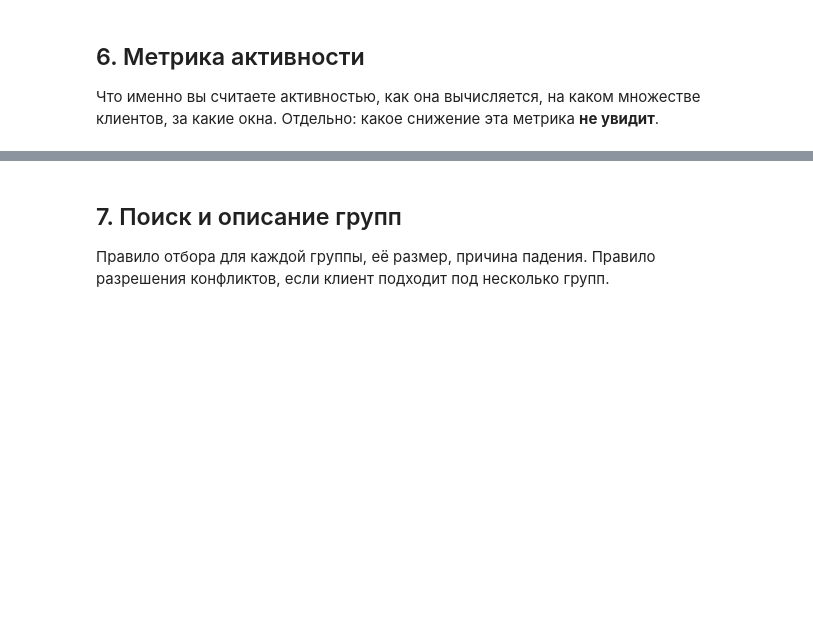
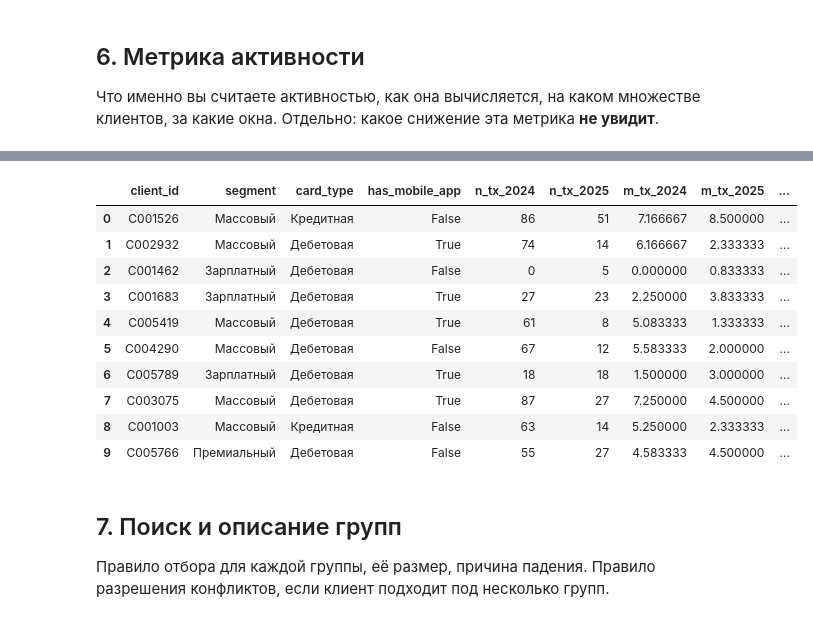
Before and after one commit to fnkb108/Dzidzenka_Mikita_Lab1, a Jupyter notebook: 01_analysis.ipynb, the cells around one changed output, grey strips where cells are left out. Saved outputs shown, nothing was run; the diff lists cells and outputs as text; code cells hidden in the pictures; blank space fills up the shorter version.

```diff
--- a/01_analysis.ipynb
+++ b/01_analysis.ipynb
@@ -1260,2 +1424,81 @@ plt.show()
 
 По данной метрике (глядя на график из 5.3) видно то, что клиенты стали реже пользоваться картами. Она отражает привычку повседневного использования карты. Но, с другой стороны, по ней будет невозможно увидеть снижение среднего чека операции (например, платит только за проезд, а крупные траты проводит через банк-конкурент).
+# %%
+txn_clean['year'] = txn_clean['txn_datetime'].dt.year
+
+t24 = txn_clean[txn_clean['year'] == 2024]
+t25 = txn_clean[txn_clean['year'] == 2025]
+
+c24_cnt = t24.groupby('client_id').size().rename('n_tx_2024')
+c25_cnt = t25.groupby('client_id').size().rename('n_tx_2025')
+
+activity_cols = ['client_id', 'segment', 'loyalty_tier', 'card_type', 'has_mobile_app', 'marketing_opt_in', 'card_open_date',]
+
+client_metrics = clients_clean[[c for c in activity_cols if c in clients_clean.columns]].copy()
+client_metrics = client_metrics.merge(c24_cnt, on='client_id', how='left').merge(c25_cnt, on='client_id', how='left')
+
+
+client_metrics['n_tx_2024'] = client_metrics['n_tx_2024'].fillna(0).astype(int)
+client_metrics['n_tx_2025'] = client_metrics['n_tx_2025'].fillna(0).astype(int)
+
+client_metrics['m_tx_2024'] = client_metrics['n_tx_2024'] / 12.0
+client_metrics['m_tx_2025'] = client_metrics['n_tx_2025'] / 6.0
+
+
+client_metrics['tx_drop_pct'] = np.where( client_metrics['m_tx_2024'] > 0, (client_metrics['m_tx_2025'] - client_metrics['m_tx_2024']) / client_metrics['m_tx_2024'] * 100, np.nan,)
+
+
+display_cols = ['client_id', 'segment', 'card_type', 'has_mobile_app', 'n_tx_2024', 'n_tx_2025', 'm_tx_2024', 'm_tx_2025', 'tx_drop_pct',]
+df_activity_metrics = client_metrics[display_cols].copy()
+
+n_total = len(client_metrics)
+n_active_24 = int((client_metrics['n_tx_2024'] > 0).sum())
+n_active_25 = int((client_metrics['n_tx_2025'] > 0).sum())
+n_churn_full = int(((client_metrics['n_tx_2024'] > 0) & (client_metrics['n_tx_2025'] == 0)).sum())
+
+n_drop_tx_30 = int((client_metrics['tx_drop_pct'] <= -30.0).sum())
+n_drop_tx_50 = int((client_metrics['tx_drop_pct'] <= -50.0).sum())
+n_stable_grow = int((client_metrics['tx_drop_pct'] >= 0.0).sum())
+
+df_metrics_summary = pd.DataFrame({
+    'Метрика / Показатель активности': [
+        'Всего клиентов в очищенном справочнике',
+        'Совершали покупки в базовом 2024 году (12 мес.)',
+        'Совершали покупки в оцениваемом 2025 году (6 мес.)',
+        'Полный транзакционный отток (активны в 2024, 0 операций в 2025)',
+        'Клиенты со снижением частоты операций >= 30% (tx_drop_pct <= -30%)',
+        'Клиенты с глубоким снижением частоты >= 50% (tx_drop_pct <= -50%)',
+        'Клиенты со стабильной или растущей активностью (tx_drop_pct >= 0%)',
+        'Среднемесячное число операций на клиента (2024 г.)',
+        'Среднемесячное число операций на клиента (2025 г.)',
+        'Медиана среднемесячного числа операций (2024 г.)',
+        'Медиана среднемесячного числа операций (2025 г.)',
+    ],
+    'Значение': [
+        f'{n_total:,}'.replace(',', ' '),
+        f'{n_active_24:,} ({n_active_24/n_total*100:.2f}%)'.replace(',', ' '),
+        f'{n_active_25:,} ({n_active_25/n_total*100:.2f}%)'.replace(',', ' '),
+        f'{n_churn_full:,} ({n_churn_full/n_total*100:.2f}%)'.replace(',', ' '),
+        f'{n_drop_tx_30:,} ({n_drop_tx_30/n_active_24*100:.2f}% от базы 2024)'.replace(
+            ',', ' '
+        ),
+        f'{n_drop_tx_50:,} ({n_drop_tx_50/n_active_24*100:.2f}% от базы 2024)'.replace(
+            ',', ' '
+        ),
+        f'{n_stable_grow:,} ({n_stable_grow/n_active_24*100:.2f}% от базы 2024)'.replace(
+            ',', ' '
+        ),
+        f'{client_metrics.loc[client_metrics["n_tx_2024"] > 0, "m_tx_2024"].mean():.2f} оп/мес',
+        f'{client_metrics.loc[client_metrics["n_tx_2024"] > 0, "m_tx_2025"].mean():.2f} оп/мес',
+        f'{client_metrics.loc[client_metrics["n_tx_2024"] > 0, "m_tx_2024"].median():.2f} оп/мес',
+        f'{client_metrics.loc[client_metrics["n_tx_2024"] > 0, "m_tx_2025"].median():.2f} оп/мес',
+    ],
+})
+
+pd.set_option('display.max_colwidth', None)
+print('1. СВОДНАЯ ТАБЛИЦА ИЗМЕРЕНИЙ АКТИВНОСТИ (ОБЩАЯ ДИНАМИКА) ')
+display(df_metrics_summary)
+
+print('2. ВИТРИНА ИЗМЕРЕНИЙ АКТИВНОСТИ ПО КЛИЕНТАМ')
+display(df_activity_metrics.head(10))
+# %% [output]
@@ -1262,3 +1519,14 @@ plt.show()
+|  | client_id | segment | card_type | has_mobile_app | n_tx_2024 | n_tx_2025 | m_tx_2024 | m_tx_2025 | ... |
+| 0 | C001526 | Массовый | Кредитная | False | 86 | 51 | 7.166667 | 8.500000 | ... |
+| 1 | C002932 | Массовый | Дебетовая | True | 74 | 14 | 6.166667 | 2.333333 | ... |
+| 2 | C001462 | Зарплатный | Дебетовая | False | 0 | 5 | 0.000000 | 0.833333 | ... |
+| 3 | C001683 | Зарплатный | Дебетовая | True | 27 | 23 | 2.250000 | 3.833333 | ... |
+| 4 | C005419 | Массовый | Дебетовая | True | 61 | 8 | 5.083333 | 1.333333 | ... |
+| 5 | C004290 | Массовый | Дебетовая | False | 67 | 12 | 5.583333 | 2.000000 | ... |
+| 6 | C005789 | Зарплатный | Дебетовая | True | 18 | 18 | 1.500000 | 3.000000 | ... |
+| 7 | C003075 | Массовый | Дебетовая | True | 87 | 27 | 7.250000 | 4.500000 | ... |
+| 8 | C001003 | Массовый | Кредитная | False | 63 | 14 | 5.250000 | 2.333333 | ... |
+| 9 | C005766 | Премиальный | Дебетовая | False | 55 | 27 | 4.583333 | 4.500000 | ... |
 # %% [markdown]
 ## 7. Поиск и описание групп
 
```
Also changed, not shown: parts of 15 cells of this notebook.
